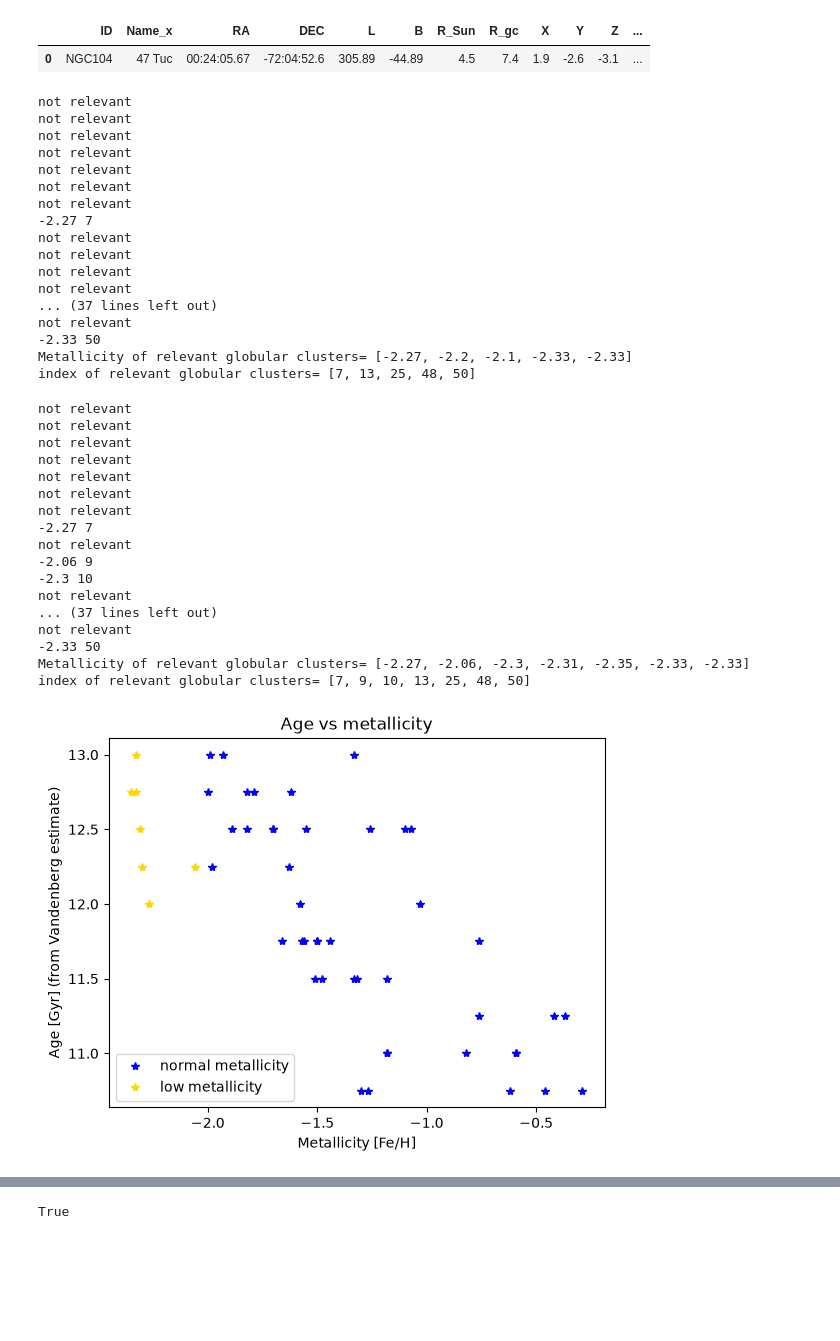
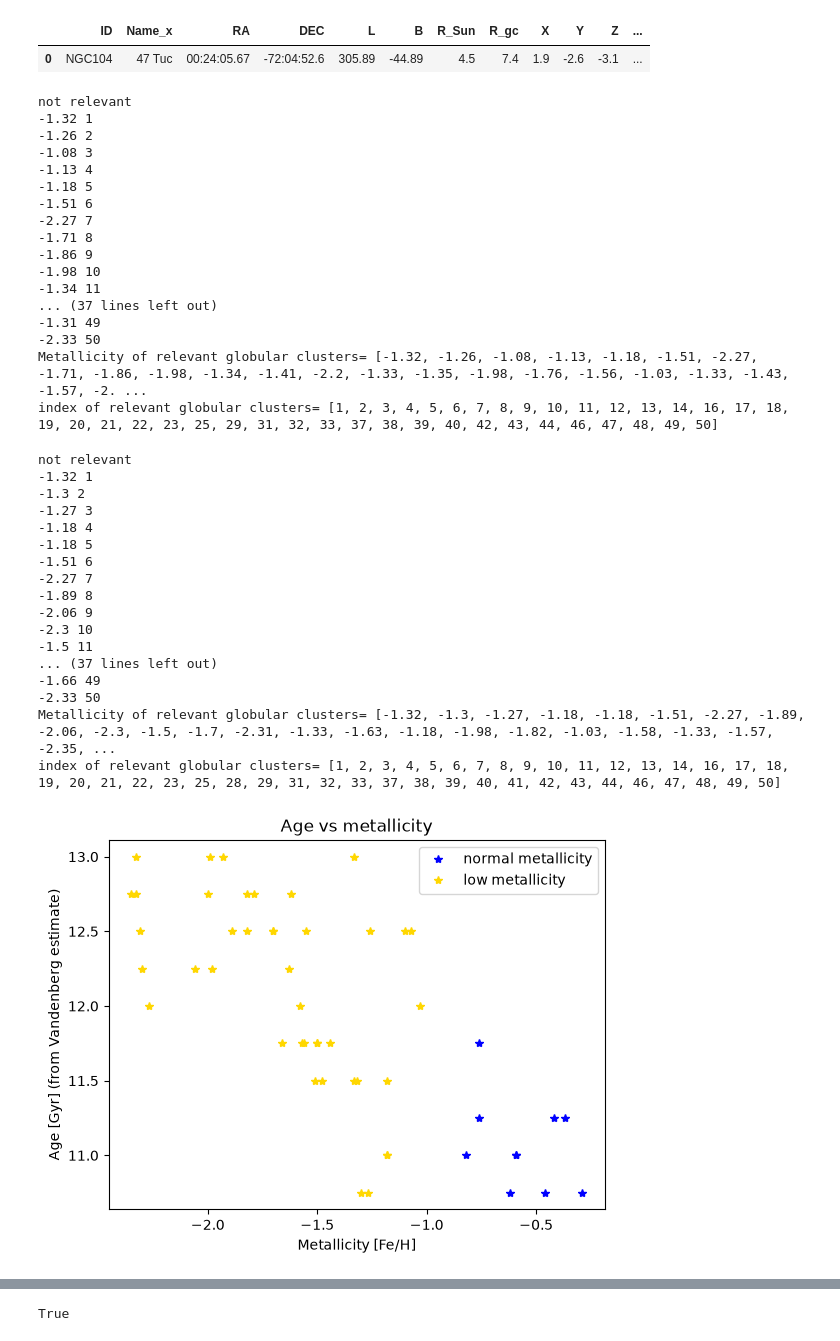
Before and after one commit to matilda-2116/3116_assignment_AshtonMatildaVix, a Jupyter notebook: vandenberg2.ipynb, the cells around one changed output, grey strips where cells are left out. Saved outputs shown, nothing was run; the diff lists cells and outputs as text; code cells hidden in the pictures; blank space fills up the shorter version.

```diff
--- a/vandenberg2.ipynb
+++ b/vandenberg2.ipynb
@@ -124,7 +124,7 @@ counter1 = 0 #creates a counter
 low_metallicity_FeH_vals1 = [] #list of 0s to add metallicities of low metallicity GCs after they are identified by the loop
 low_metallicity_indexes1 = [] #same as above but to add the indexes
 for item in FeH1:
-    if item < -2:
+    if item < -1:
         print(item, counter1) #prints the value of the item followed by its index
         low_metallicity_FeH_vals1.append(item) #adds the metallicity of the item to the list of relevant GCs
         low_metallicity_indexes1.append(counter1) #adds the index of the item to the list of relevant GCs
@@ -138,22 +138,22 @@ print('index of relevant globular clusters=',low_metallicity_indexes1)
 # This is because this is only dealing with the combined dataset which is restricted to the GCs which are present in all 3 datasets
 # %% [output]
 not relevant
-not relevant
-not relevant
-not relevant
-not relevant
-not relevant
-not relevant
+-1.32 1
+-1.26 2
+-1.08 3
+-1.13 4
+-1.18 5
+-1.51 6
 -2.27 7
-not relevant
-not relevant
-not relevant
-not relevant
+-1.71 8
+-1.86 9
+-1.98 10
+-1.34 11
 ... (37 lines left out)
-not relevant
+-1.31 49
 -2.33 50
-Metallicity of relevant globular clusters= [-2.27, -2.2, -2.1, -2.33, -2.33]
-index of relevant globular clusters= [7, 13, 25, 48, 50]
+Metallicity of relevant globular clusters= [-1.32, -1.26, -1.08, -1.13, -1.18, -1.51, -2.27, -1.71, -1.86, -1.98, -1.34, -1.41, -2.2, -1.33, -1.35, -1.98, -1.76, -1.56, -1.03, -1.33, -1.43, -1.57, -2. ...
+index of relevant globular clusters= [1, 2, 3, 4, 5, 6, 7, 8, 9, 10, 11, 12, 13, 14, 16, 17, 18, 19, 20, 21, 22, 23, 25, 29, 31, 32, 33, 37, 38, 39, 40, 42, 43, 44, 46, 47, 48, 49, 50]
 # %%
 #Do the exact same thing for the second column of metallicity data to check if there are any which are low metallicity in one column but not the other
 counter2 = 0 #creates a counter
@@ -163,7 +163,7 @@ normal_metallicity_vals2 = []
 normal_metallicity_indexes2 = [] #to add other GCs to to help with plotting
 FeH2 = GC_data_array[:,31]
 for item in FeH2:
-    if item < -2:
+    if item < -1:
         print(item, counter2) #prints the value of the item followed by its index
         low_metallicity_FeH_vals2.append(item) #adds the metallicity of the item to the list of relevant GCs
         low_metallicity_indexes2.append(counter2) #adds the index of the item to the list of relevant GCs
@@ -178,43 +178,43 @@ print('index of relevant globular clusters=',low_metallicity_indexes2)
 # this column had two more GCs with metallicity below -2. Use this list for further analysis as it is better to over-include than under.
 # %% [output]
 not relevant
-not relevant
-not relevant
-not relevant
-not relevant
-not relevant
-not relevant
+-1.32 1
+-1.3 2
+-1.27 3
+-1.18 4
+-1.18 5
+-1.51 6
 -2.27 7
-not relevant
+-1.89 8
 -2.06 9
 -2.3 10
-not relevant
+-1.5 11
 ... (37 lines left out)
-not relevant
+-1.66 49
 -2.33 50
-Metallicity of relevant globular clusters= [-2.27, -2.06, -2.3, -2.31, -2.35, -2.33, -2.33]
-index of relevant globular clusters= [7, 9, 10, 13, 25, 48, 50]
+Metallicity of relevant globular clusters= [-1.32, -1.3, -1.27, -1.18, -1.18, -1.51, -2.27, -1.89, -2.06, -2.3, -1.5, -1.7, -2.31, -1.33, -1.63, -1.18, -1.98, -1.82, -1.03, -1.58, -1.33, -1.57, -2.35, ...
+index of relevant globular clusters= [1, 2, 3, 4, 5, 6, 7, 8, 9, 10, 11, 12, 13, 14, 16, 17, 18, 19, 20, 21, 22, 23, 25, 28, 29, 31, 32, 33, 37, 38, 39, 40, 41, 42, 43, 44, 46, 47, 48, 49, 50]
 # %%
 #FOR ASHTON AND VIX
 lm_GC_indexes_list = low_metallicity_indexes2
 # %%
 #I wish to plot all of the Globular Clusters by age, and to identify on that plot the low-metallicity globular clusters so that it is possible to see if they have are younger
 #Younger low-metallicity Globular Clusters are more likely to be accreted.
 #this also will provide another check for outliers that may have been missed by the metallciity analysis
 
 import numpy as np
 import matplotlib.pyplot as plt
 import matplotlib.colors as colours
 
 norm_feh_age = GC_data_array[(normal_metallicity_indexes2),32] #using the Agey column because it is from the vandenberg paper, which had very convincing Age findings
 low_feh_age = GC_data_array[(low_metallicity_indexes2),32]
 
 plt.plot(normal_metallicity_vals2, list(norm_feh_age), '*', color = 'blue', label = 'normal metallicity')
 plt.plot(low_metallicity_FeH_vals2, list(low_feh_age), '*', color = 'gold', label = 'low metallicity')
 plt.xlabel('Metallicity [Fe/H]')
 plt.ylabel('Age [Gyr] (from Vandenberg estimate)')
-plt.legend(loc='lower left')
+plt.legend()
 plt.title('Age vs metallicity')
 plt.show()
 # %% [output]
-[figure, old version]
+[figure, new version]
```
Also changed, not shown: parts of 8 cells of this notebook.
